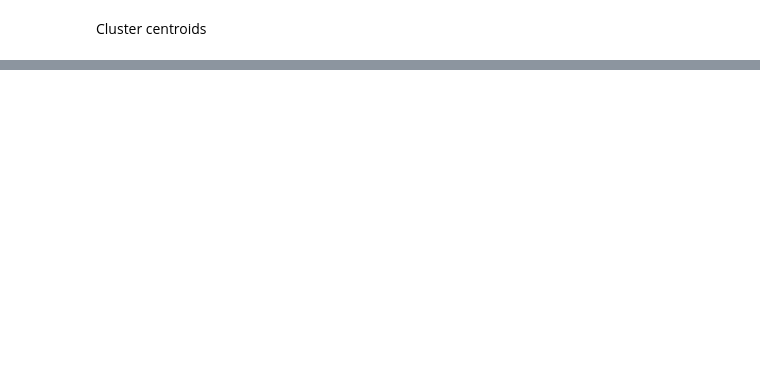
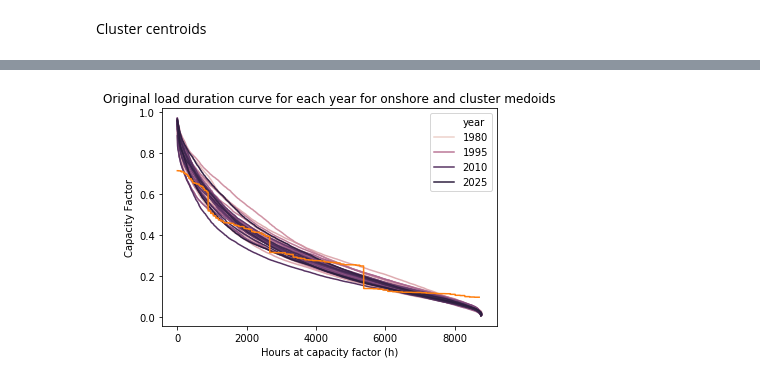
Before and after one commit to alexanderkell/temporal_granularity, a Jupyter notebook: notebooks/exploratory_stage/3.0-ajmk-find-average-days-solar-wind.ipynb, the cells around one changed output, grey strips where cells are left out. Drawn from its saved outputs; the diff is of its cells as text; code cells hidden in the pictures; blank space fills up the shorter version.

```diff
--- a/notebooks/exploratory_stage/3.0-ajmk-find-average-days-solar-wind.ipynb
+++ b/notebooks/exploratory_stage/3.0-ajmk-find-average-days-solar-wind.ipynb
@@ -738,0 +996,6 @@ plt.show()
+# %%
+onshore_medoids_ldc = onshore_medoids.merge(cluster_weights, on='cluster')[['cluster','value','year']]
+onshore_medoids_ldc['year'] = onshore_medoids_ldc['year']/37
+onshore_cluster_medoids_long = onshore_medoids_ldc.reindex(onshore_medoids_ldc.index.repeat(onshore_medoids_ldc.year))
+
+onshore_cluster_medoids_long.head()
@@ -738,0 +1009,12 @@ plt.show()
+# %%
+onshore_cluster_medoids_long_sorted = onshore_cluster_medoids_long.sort_values('value', ascending=False).reset_index().reset_index()
+
+fig, ax = plt.subplots()
+sns.lineplot(data=offshore_each_year, hue='year', x='level_0', y='onshore', ax=ax)
+sns.lineplot(data=onshore_cluster_medoids_long_sorted, y='value', x='level_0')
+plt.xlabel("Hours at capacity factor (h)")
+plt.ylabel("Capacity Factor")
+plt.title("Original load duration curve for each year for onshore and cluster medoids")
+plt.show()
+# %% [output]
+[figure, added]
```
Also changed, not shown: parts of 66 cells of this notebook.
